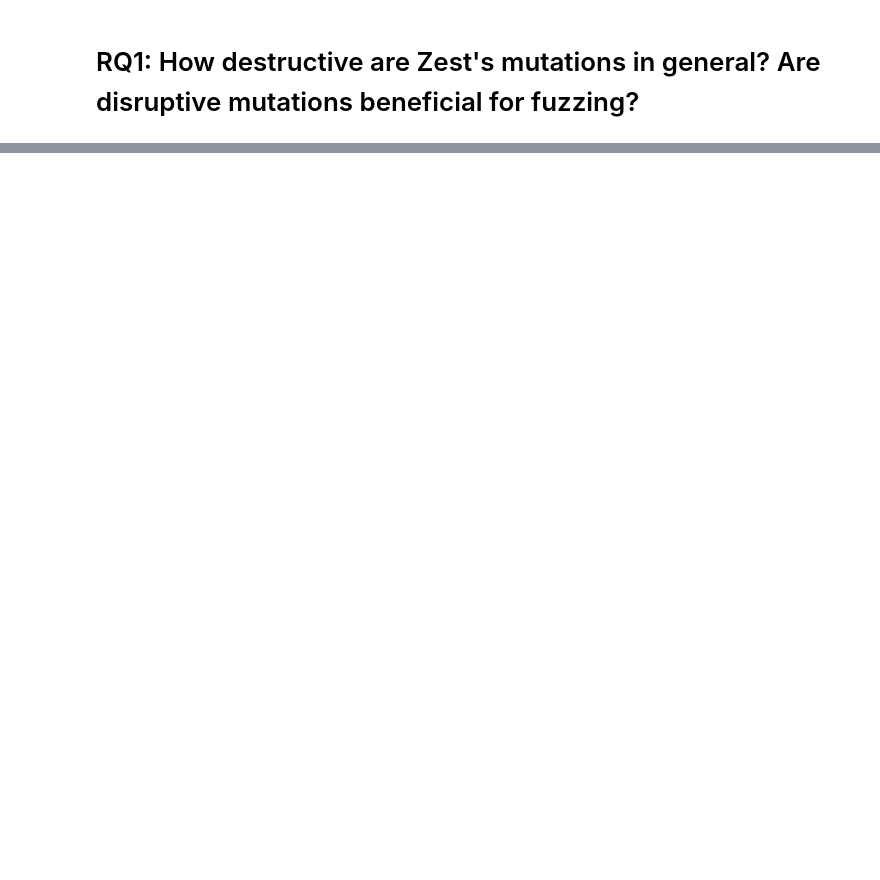
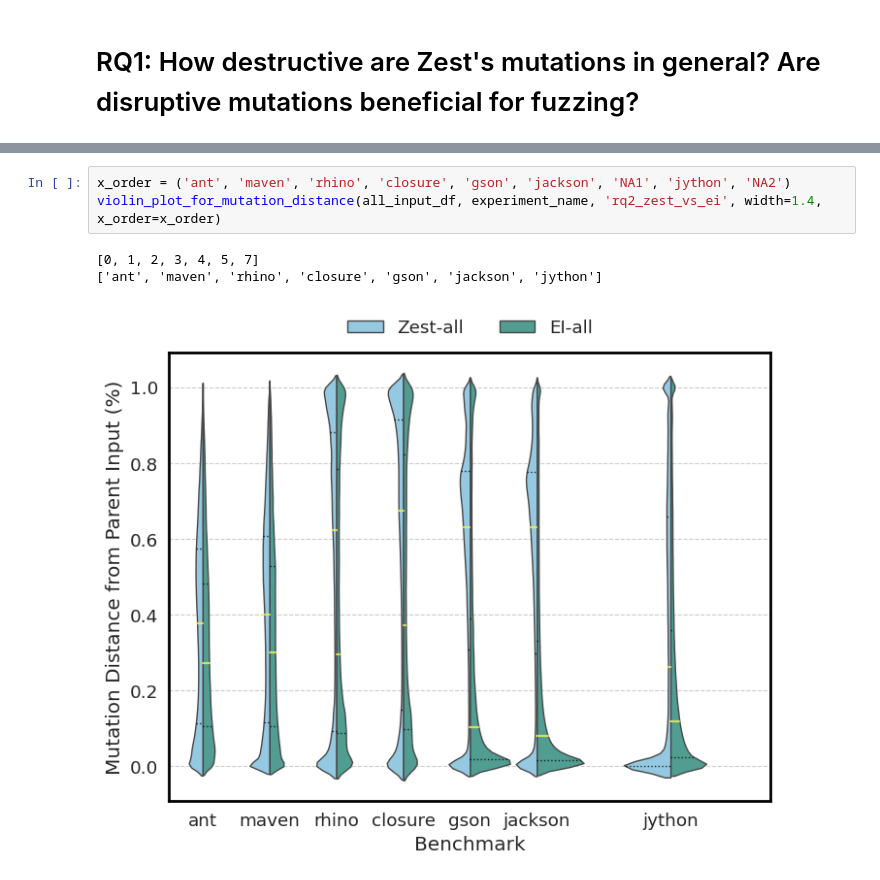
Before and after one commit to aoli-al/JQF-ei, a Jupyter notebook: scripts/experiments/ei/ei-ubc/data_exploration.ipynb, the cells around one changed output, grey strips where cells are left out. Saved outputs shown, nothing was run; the diff lists cells and outputs as text; blank space fills up the shorter version.

```diff
--- a/scripts/experiments/ei/ei-ubc/data_exploration.ipynb
+++ b/scripts/experiments/ei/ei-ubc/data_exploration.ipynb
@@ -102,2 +137,9 @@ KeyboardInterrupt:
+# %%
+x_order = ('ant', 'maven', 'rhino', 'closure', 'gson', 'jackson', 'NA1', 'jython', 'NA2')
+violin_plot_for_mutation_distance(all_input_df, experiment_name, 'rq2_zest_vs_ei', width=1.4, x_order=x_order)
+# %% [output]
+[0, 1, 2, 3, 4, 5, 7]
+['ant', 'maven', 'rhino', 'closure', 'gson', 'jackson', 'jython']
+[figure, added]
 # %%
 # stats table
```
Also changed, not shown: parts of 20 cells of this notebook, 10 other files.
